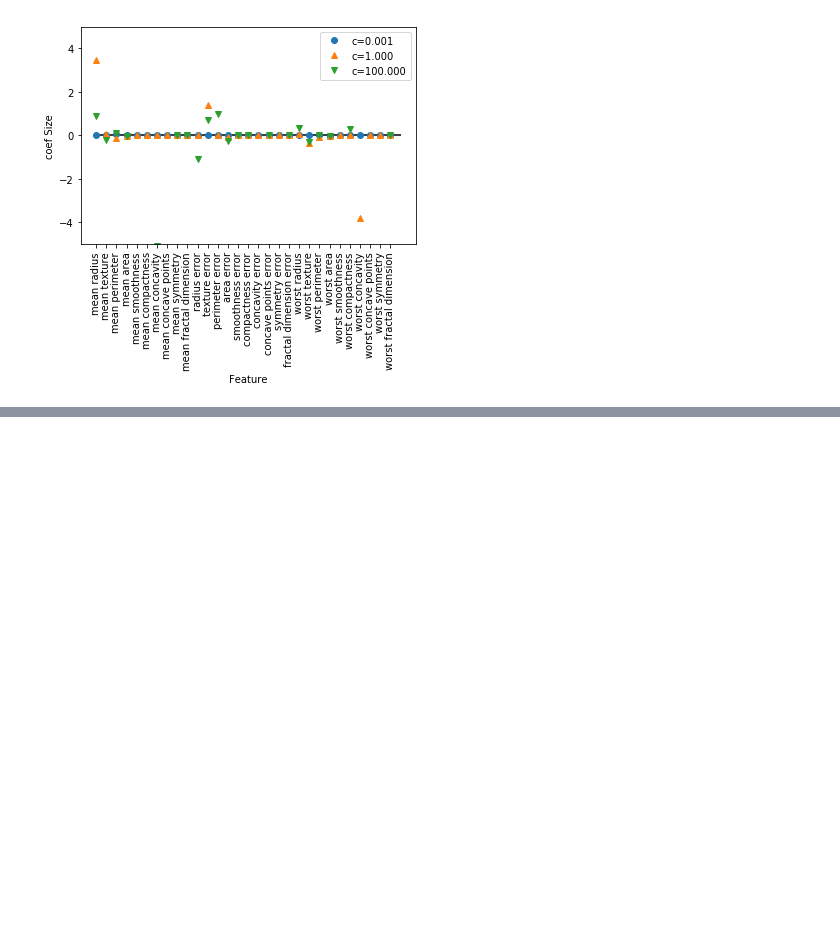
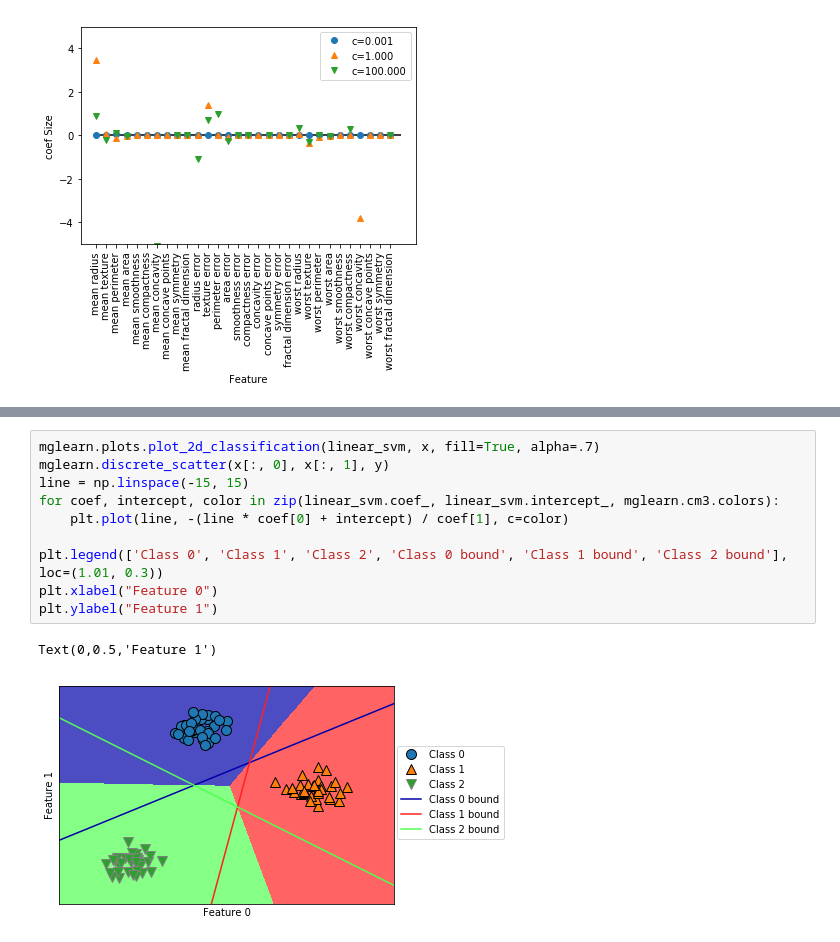
Before and after one commit to JMmmmuu/ML, a Jupyter notebook: IntroToMLwithPython/2_SupervisedLearning.ipynb, the cells around one changed output, grey strips where cells are left out. Drawn from its saved outputs; the diff is of its cells as text; blank space fills up the shorter version.

```diff
--- a/IntroToMLwithPython/2_SupervisedLearning.ipynb
+++ b/IntroToMLwithPython/2_SupervisedLearning.ipynb
@@ -425,0 +460,13 @@ test accuracy of Logistic Regression for C=100.000: 0.98
+# %%
+mglearn.plots.plot_2d_classification(linear_svm, x, fill=True, alpha=.7)
+mglearn.discrete_scatter(x[:, 0], x[:, 1], y)
+line = np.linspace(-15, 15)
+for coef, intercept, color in zip(linear_svm.coef_, linear_svm.intercept_, mglearn.cm3.colors):
+    plt.plot(line, -(line * coef[0] + intercept) / coef[1], c=color)
+
+plt.legend(['Class 0', 'Class 1', 'Class 2', 'Class 0 bound', 'Class 1 bound', 'Class 2 bound'], loc=(1.01, 0.3))
+plt.xlabel("Feature 0")
+plt.ylabel("Feature 1")
+# %% [output]
+Text(0,0.5,'Feature 1')
+[figure, added]
```
Also changed, not shown: parts of 4 cells of this notebook.
